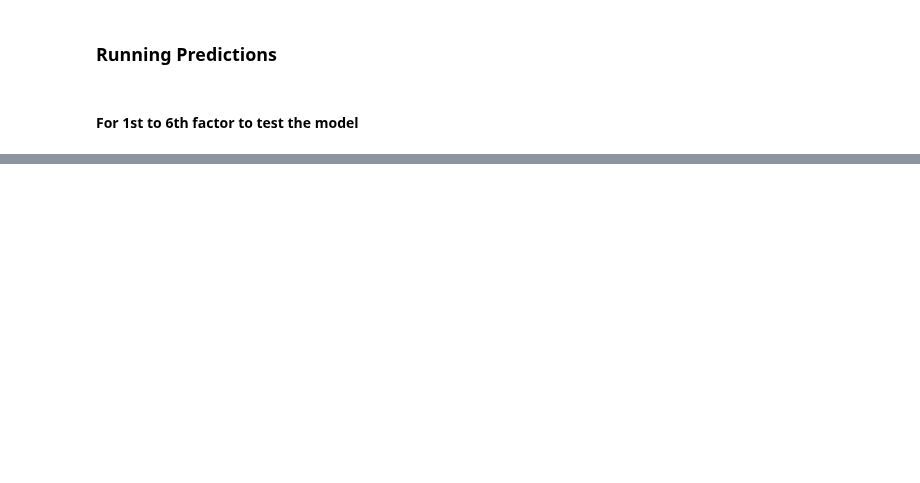
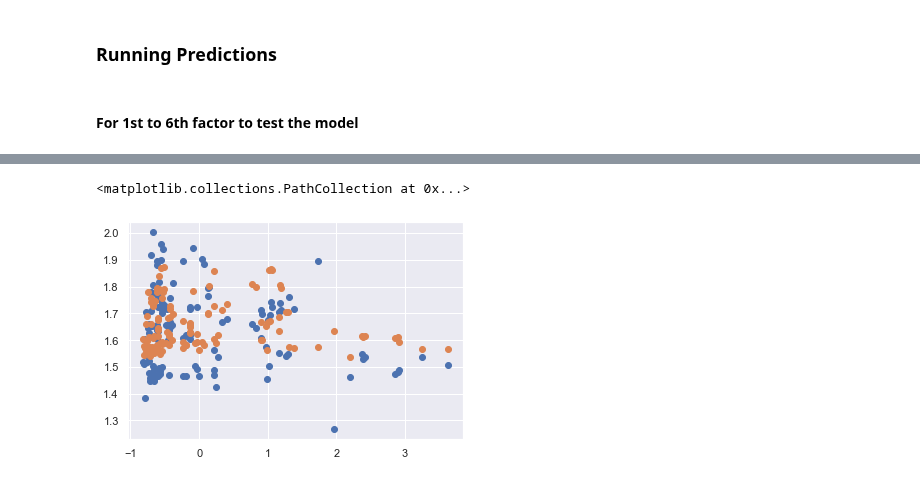
Before and after one commit to tanjoash/2D_data_driven_world, a Jupyter notebook: 2dwork/2D DDW.ipynb, the cells around one changed output, grey strips where cells are left out. Saved outputs shown, nothing was run; the diff lists cells and outputs as text; code cells hidden in the pictures; blank space fills up the shorter version.

```diff
--- a/2dwork/2D DDW.ipynb
+++ b/2dwork/2D DDW.ipynb
@@ -870,0 +819,6 @@ pred = predict(df_features_test,beta)
+# %%
+plt.scatter(dfallyears_feature_test["Agri_land_cap_normalized"],dfallyears_target_test)
+plt.scatter(dfallyears_feature_test["Agri_land_cap_normalized"],pred)
+# %% [output]
+<matplotlib.collections.PathCollection at 0x...>
+[figure, added]
```
Also changed, not shown: parts of 26 cells of this notebook.
